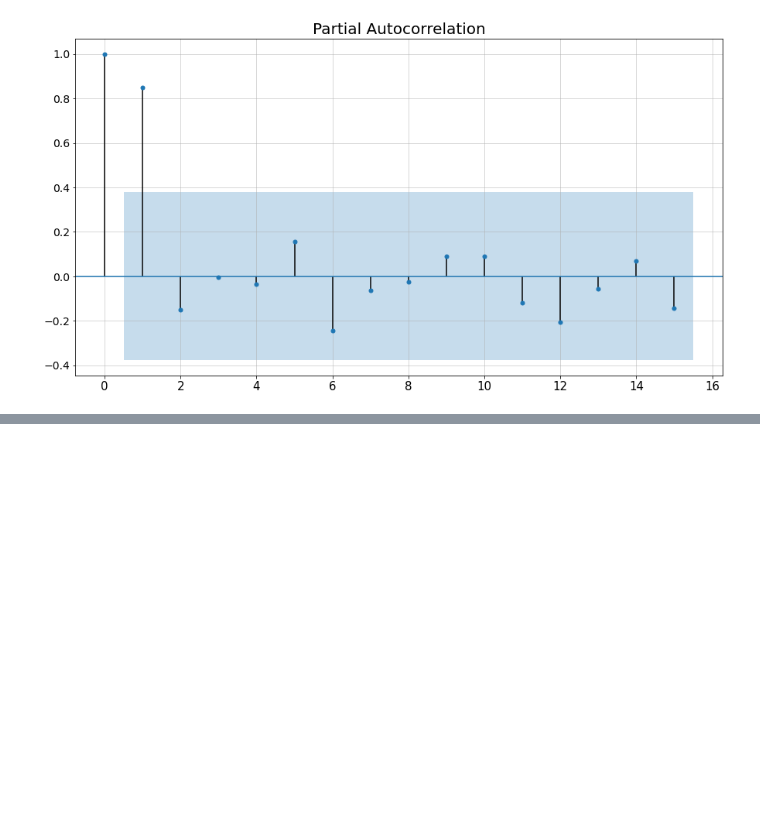
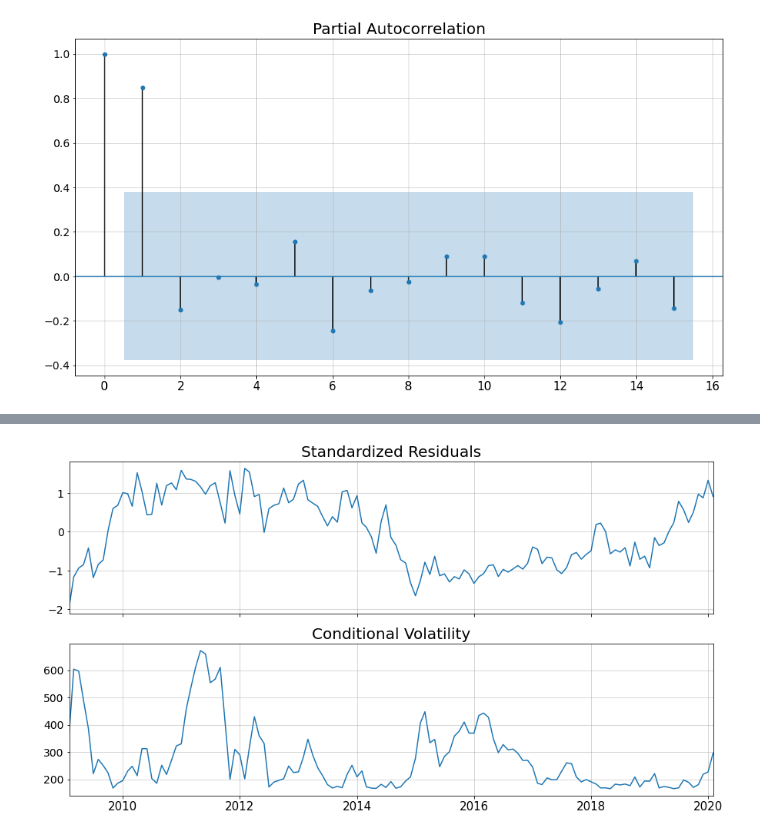
Before and after one commit to xtess16/RTSI, a Jupyter notebook: RTS_test.ipynb, the cells around one changed output, grey strips where cells are left out. Saved outputs shown, nothing was run; the diff lists cells and outputs as text; code cells hidden in the pictures; blank space fills up the shorter version.

```diff
--- a/RTS_test.ipynb
+++ b/RTS_test.ipynb
@@ -566,0 +595,4 @@ plot_pacf(partial_series.p1);
+# %%
+garch_by_series.plot();
+# %% [output]
+[figure, added]
```
Also changed, not shown: parts of 22 cells of this notebook.
